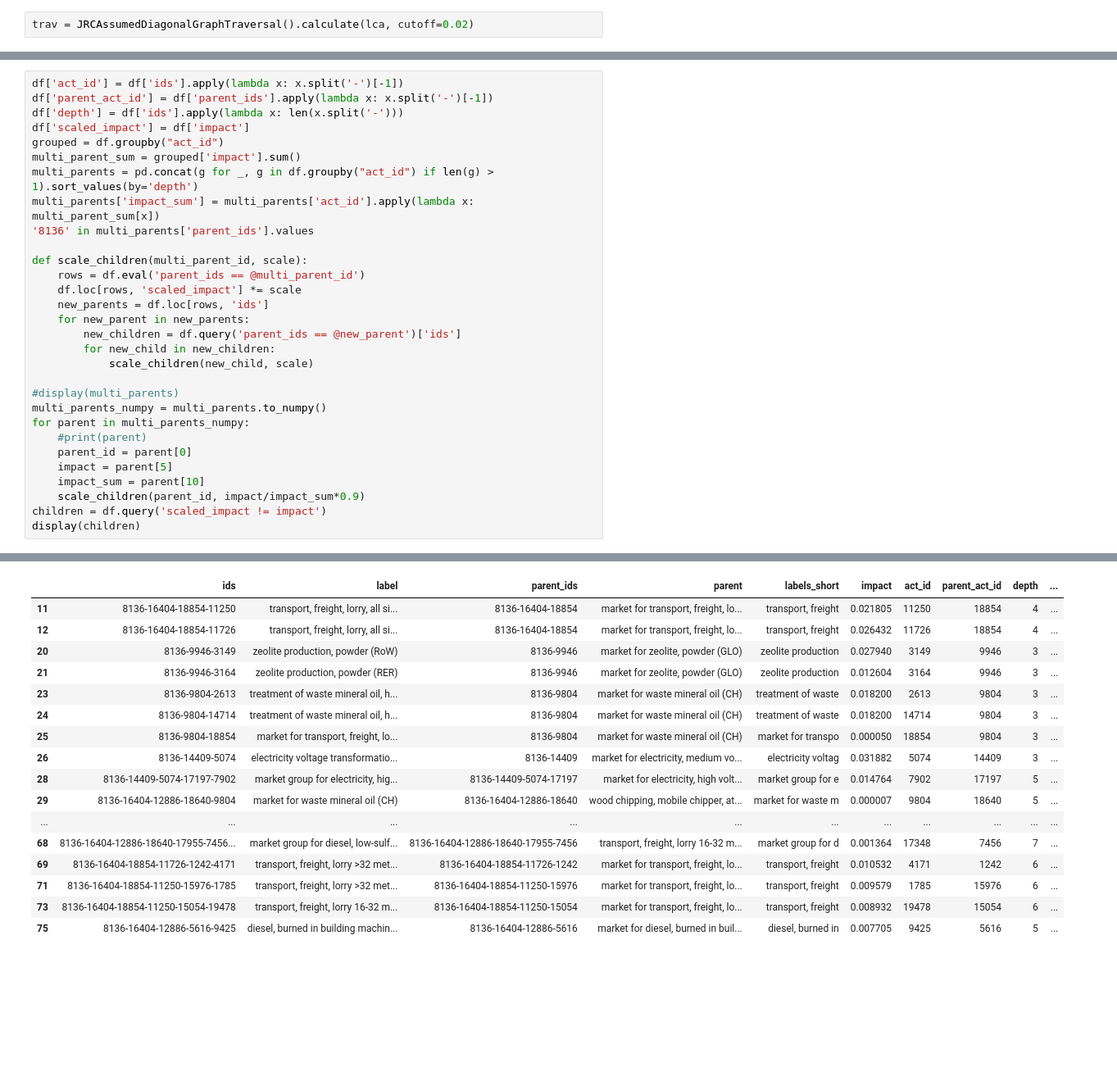
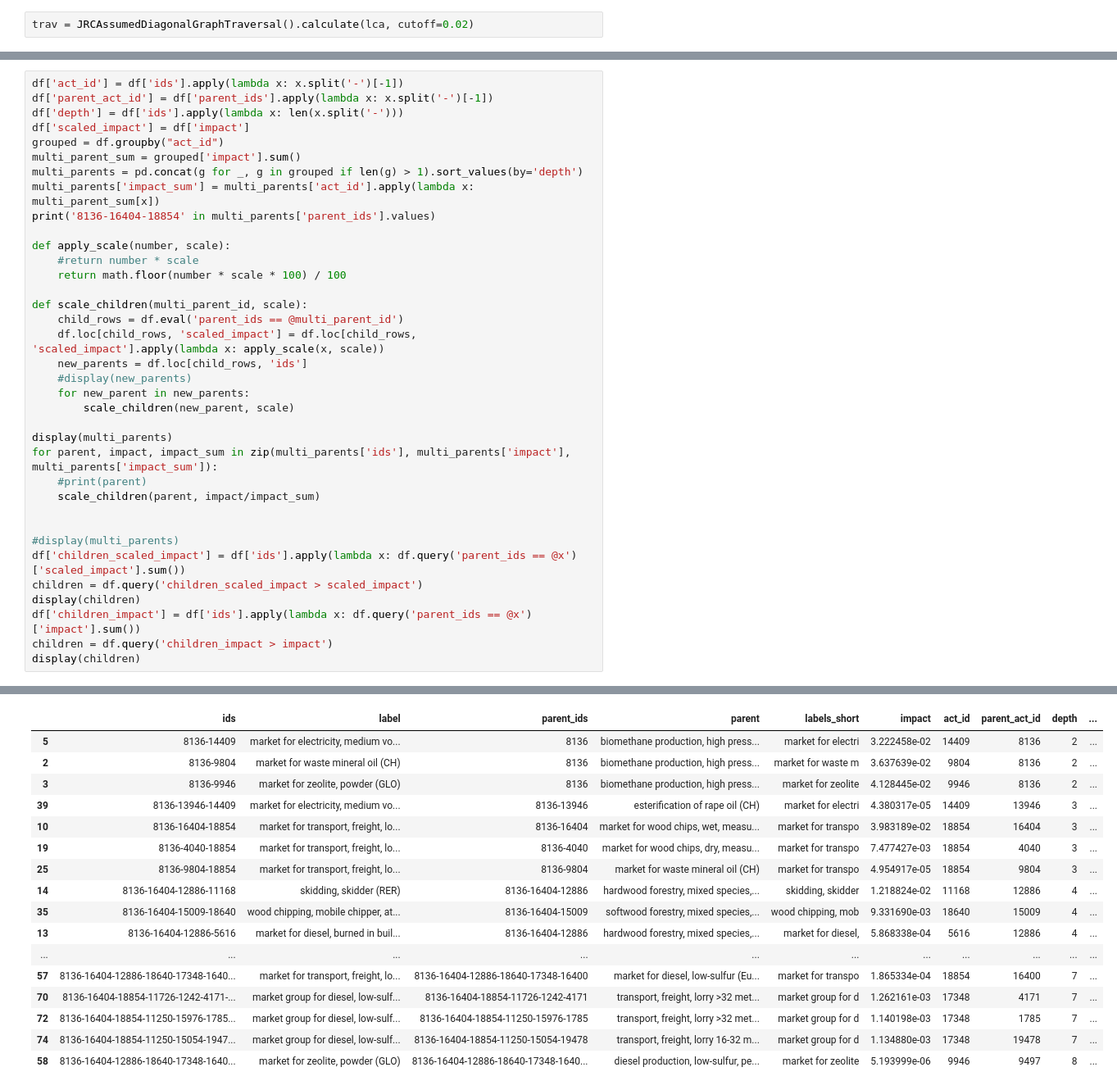
Before and after one commit to RomainBes/DataVizChallenge, a Jupyter notebook: sandbox_oh.ipynb, the cells around one changed output, grey strips where cells are left out. Shown: that part at 82% size. Saved outputs shown, nothing was run; the diff lists cells and outputs as text; blank space fills up the shorter version.

```diff
--- a/sandbox_oh.ipynb
+++ b/sandbox_oh.ipynb
@@ -407,27 +417,33 @@ df['depth'] = df['ids'].apply(lambda x: len(x.split('-')))
 df['scaled_impact'] = df['impact']
 grouped = df.groupby("act_id")
 multi_parent_sum = grouped['impact'].sum()
-multi_parents = pd.concat(g for _, g in df.groupby("act_id") if len(g) > 1).sort_values(by='depth')
+multi_parents = pd.concat(g for _, g in grouped if len(g) > 1).sort_values(by='depth')
 multi_parents['impact_sum'] = multi_parents['act_id'].apply(lambda x: multi_parent_sum[x])
-'8136' in multi_parents['parent_ids'].values
+print('8136-16404-18854' in multi_parents['parent_ids'].values)
+
+def apply_scale(number, scale):
+    #return number * scale
+    return math.floor(number * scale * 100) / 100
 
 def scale_children(multi_parent_id, scale):
-    rows = df.eval('parent_ids == @multi_parent_id')
-    df.loc[rows, 'scaled_impact'] *= scale
-    new_parents = df.loc[rows, 'ids']
+    child_rows = df.eval('parent_ids == @multi_parent_id')
+    df.loc[child_rows, 'scaled_impact'] = df.loc[child_rows, 'scaled_impact'].apply(lambda x: apply_scale(x, scale))
+    new_parents = df.loc[child_rows, 'ids']
+    #display(new_parents)
     for new_parent in new_parents:
-        new_children = df.query('parent_ids == @new_parent')['ids']
-        for new_child in new_children:
-            scale_children(new_child, scale)
+        scale_children(new_parent, scale)
+
+display(multi_parents)
+for parent, impact, impact_sum in zip(multi_parents['ids'], multi_parents['impact'], multi_parents['impact_sum']):
+    #print(parent)
+    scale_children(parent, impact/impact_sum)
+
 
 #display(multi_parents)
-multi_parents_numpy = multi_parents.to_numpy()
-for parent in multi_parents_numpy:
-    #print(parent)
-    parent_id = parent[0]
-    impact = parent[5]
-    impact_sum = parent[10]
-    scale_children(parent_id, impact/impact_sum*0.9)
-children = df.query('scaled_impact != impact')
+df['children_scaled_impact'] = df['ids'].apply(lambda x: df.query('parent_ids == @x')['scaled_impact'].sum())
+children = df.query('children_scaled_impact > scaled_impact')
 display(children)
+df['children_impact'] = df['ids'].apply(lambda x: df.query('parent_ids == @x')['impact'].sum())
+children = df.query('children_impact > impact')
+display(children)
 # %% [output]
@@ -434,17 +451,17 @@ display(children)
 |  | ids | label | parent_ids | parent | labels_short | impact | act_id | parent_act_id | depth | ... |
-| 11 | 8136-16404-18854-11250 | transport, freight, lorry, all si... | 8136-16404-18854 | market for transport, freight, lo... | transport, freight | 0.021805 | 11250 | 18854 | 4 | ... |
-| 12 | 8136-16404-18854-11726 | transport, freight, lorry, all si... | 8136-16404-18854 | market for transport, freight, lo... | transport, freight | 0.026432 | 11726 | 18854 | 4 | ... |
-| 20 | 8136-9946-3149 | zeolite production, powder (RoW) | 8136-9946 | market for zeolite, powder (GLO) | zeolite production | 0.027940 | 3149 | 9946 | 3 | ... |
-| 21 | 8136-9946-3164 | zeolite production, powder (RER) | 8136-9946 | market for zeolite, powder (GLO) | zeolite production | 0.012604 | 3164 | 9946 | 3 | ... |
-| 23 | 8136-9804-2613 | treatment of waste mineral oil, h... | 8136-9804 | market for waste mineral oil (CH) | treatment of waste | 0.018200 | 2613 | 9804 | 3 | ... |
-| 24 | 8136-9804-14714 | treatment of waste mineral oil, h... | 8136-9804 | market for waste mineral oil (CH) | treatment of waste | 0.018200 | 14714 | 9804 | 3 | ... |
-| 25 | 8136-9804-18854 | market for transport, freight, lo... | 8136-9804 | market for waste mineral oil (CH) | market for transpo | 0.000050 | 18854 | 9804 | 3 | ... |
-| 26 | 8136-14409-5074 | electricity voltage transformatio... | 8136-14409 | market for electricity, medium vo... | electricity voltag | 0.031882 | 5074 | 14409 | 3 | ... |
-| 28 | 8136-14409-5074-17197-7902 | market group for electricity, hig... | 8136-14409-5074-17197 | market for electricity, high volt... | market group for e | 0.014764 | 7902 | 17197 | 5 | ... |
-| 29 | 8136-16404-12886-18640-9804 | market for waste mineral oil (CH) | 8136-16404-12886-18640 | wood chipping, mobile chipper, at... | market for waste m | 0.000007 | 9804 | 18640 | 5 | ... |
+| 5 | 8136-14409 | market for electricity, medium vo... | 8136 | biomethane production, high press... | market for electri | 3.222458e-02 | 14409 | 8136 | 2 | ... |
+| 2 | 8136-9804 | market for waste mineral oil (CH) | 8136 | biomethane production, high press... | market for waste m | 3.637639e-02 | 9804 | 8136 | 2 | ... |
+| 3 | 8136-9946 | market for zeolite, powder (GLO) | 8136 | biomethane production, high press... | market for zeolite | 4.128445e-02 | 9946 | 8136 | 2 | ... |
+| 39 | 8136-13946-14409 | market for electricity, medium vo... | 8136-13946 | esterification of rape oil (CH) | market for electri | 4.380317e-05 | 14409 | 13946 | 3 | ... |
+| 10 | 8136-16404-18854 | market for transport, freight, lo... | 8136-16404 | market for wood chips, wet, measu... | market for transpo | 3.983189e-02 | 18854 | 16404 | 3 | ... |
+| 19 | 8136-4040-18854 | market for transport, freight, lo... | 8136-4040 | market for wood chips, dry, measu... | market for transpo | 7.477427e-03 | 18854 | 4040 | 3 | ... |
+| 25 | 8136-9804-18854 | market for transport, freight, lo... | 8136-9804 | market for waste mineral oil (CH) | market for transpo | 4.954917e-05 | 18854 | 9804 | 3 | ... |
+| 14 | 8136-16404-12886-11168 | skidding, skidder (RER) | 8136-16404-12886 | hardwood forestry, mixed species,... | skidding, skidder | 1.218824e-02 | 11168 | 12886 | 4 | ... |
+| 35 | 8136-16404-15009-18640 | wood chipping, mobile chipper, at... | 8136-16404-15009 | softwood forestry, mixed species,... | wood chipping, mob | 9.331690e-03 | 18640 | 15009 | 4 | ... |
+| 13 | 8136-16404-12886-5616 | market for diesel, burned in buil... | 8136-16404-12886 | hardwood forestry, mixed species,... | market for diesel, | 5.868338e-04 | 5616 | 12886 | 4 | ... |
 | ... | ... | ... | ... | ... | ... | ... | ... | ... | ... | ... |
-| 68 | 8136-16404-12886-18640-17955-7456... | market group for diesel, low-sulf... | 8136-16404-12886-18640-17955-7456 | transport, freight, lorry 16-32 m... | market group for d | 0.001364 | 17348 | 7456 | 7 | ... |
-| 69 | 8136-16404-18854-11726-1242-4171 | transport, freight, lorry >32 met... | 8136-16404-18854-11726-1242 | market for transport, freight, lo... | transport, freight | 0.010532 | 4171 | 1242 | 6 | ... |
-| 71 | 8136-16404-18854-11250-15976-1785 | transport, freight, lorry >32 met... | 8136-16404-18854-11250-15976 | market for transport, freight, lo... | transport, freight | 0.009579 | 1785 | 15976 | 6 | ... |
-| 73 | 8136-16404-18854-11250-15054-19478 | transport, freight, lorry 16-32 m... | 8136-16404-18854-11250-15054 | market for transport, freight, lo... | transport, freight | 0.008932 | 19478 | 15054 | 6 | ... |
-| 75 | 8136-16404-12886-5616-9425 | diesel, burned in building machin... | 8136-16404-12886-5616 | market for diesel, burned in buil... | diesel, burned in | 0.007705 | 9425 | 5616 | 5 | ... |
+| 57 | 8136-16404-12886-18640-17348-1640... | market for transport, freight, lo... | 8136-16404-12886-18640-17348-16400 | market for diesel, low-sulfur (Eu... | market for transpo | 1.865334e-04 | 18854 | 16400 | 7 | ... |
+| 70 | 8136-16404-18854-11726-1242-4171-... | market group for diesel, low-sulf... | 8136-16404-18854-11726-1242-4171 | transport, freight, lorry >32 met... | market group for d | 1.262161e-03 | 17348 | 4171 | 7 | ... |
+| 72 | 8136-16404-18854-11250-15976-1785... | market group for diesel, low-sulf... | 8136-16404-18854-11250-15976-1785 | transport, freight, lorry >32 met... | market group for d | 1.140198e-03 | 17348 | 1785 | 7 | ... |
+| 74 | 8136-16404-18854-11250-15054-1947... | market group for diesel, low-sulf... | 8136-16404-18854-11250-15054-19478 | transport, freight, lorry 16-32 m... | market group for d | 1.134880e-03 | 17348 | 19478 | 7 | ... |
+| 58 | 8136-16404-12886-18640-17348-1640... | market for zeolite, powder (GLO) | 8136-16404-12886-18640-17348-1640... | diesel production, low-sulfur, pe... | market for zeolite | 5.193999e-06 | 9946 | 9497 | 8 | ... |
```
Also changed, not shown: parts of 15 cells of this notebook.
